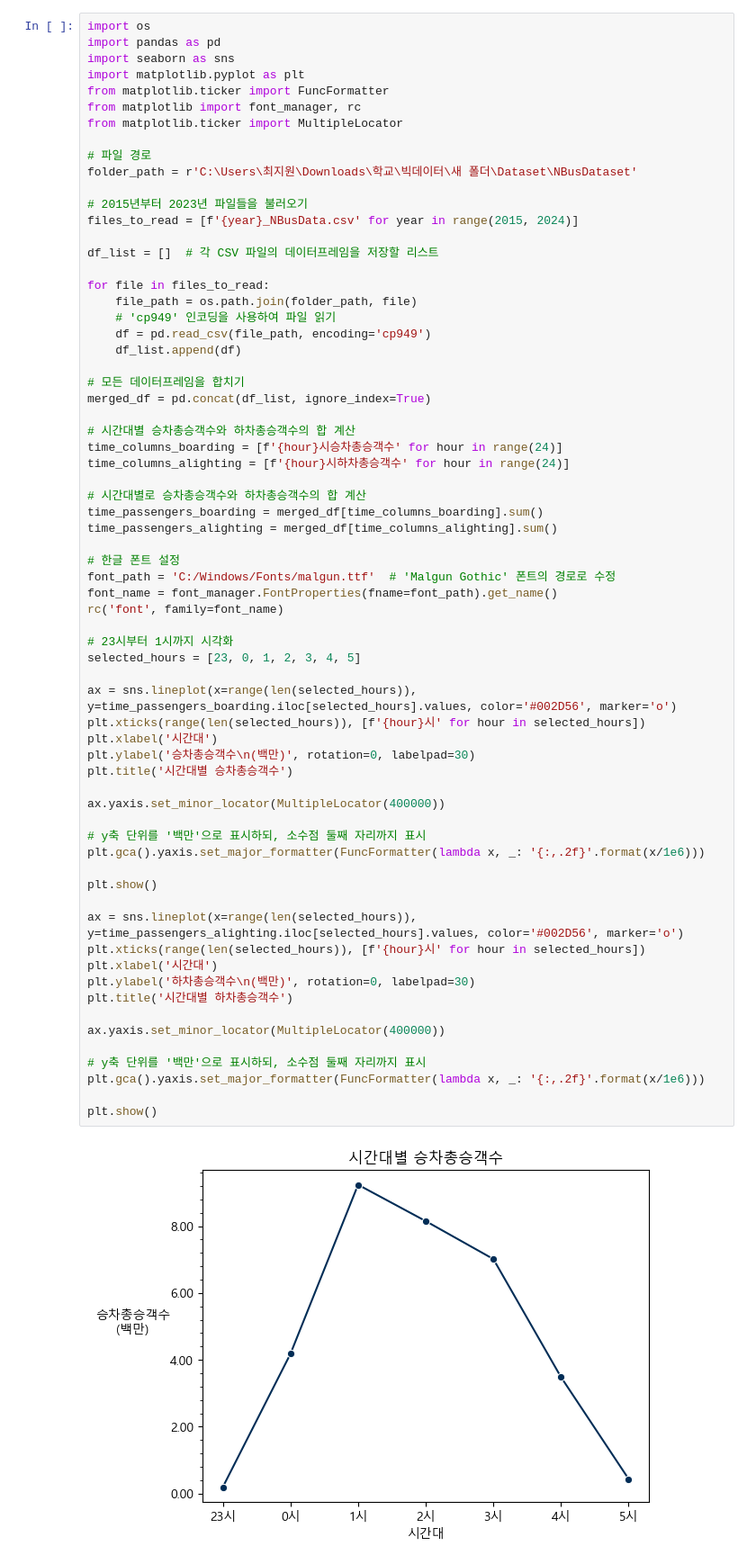
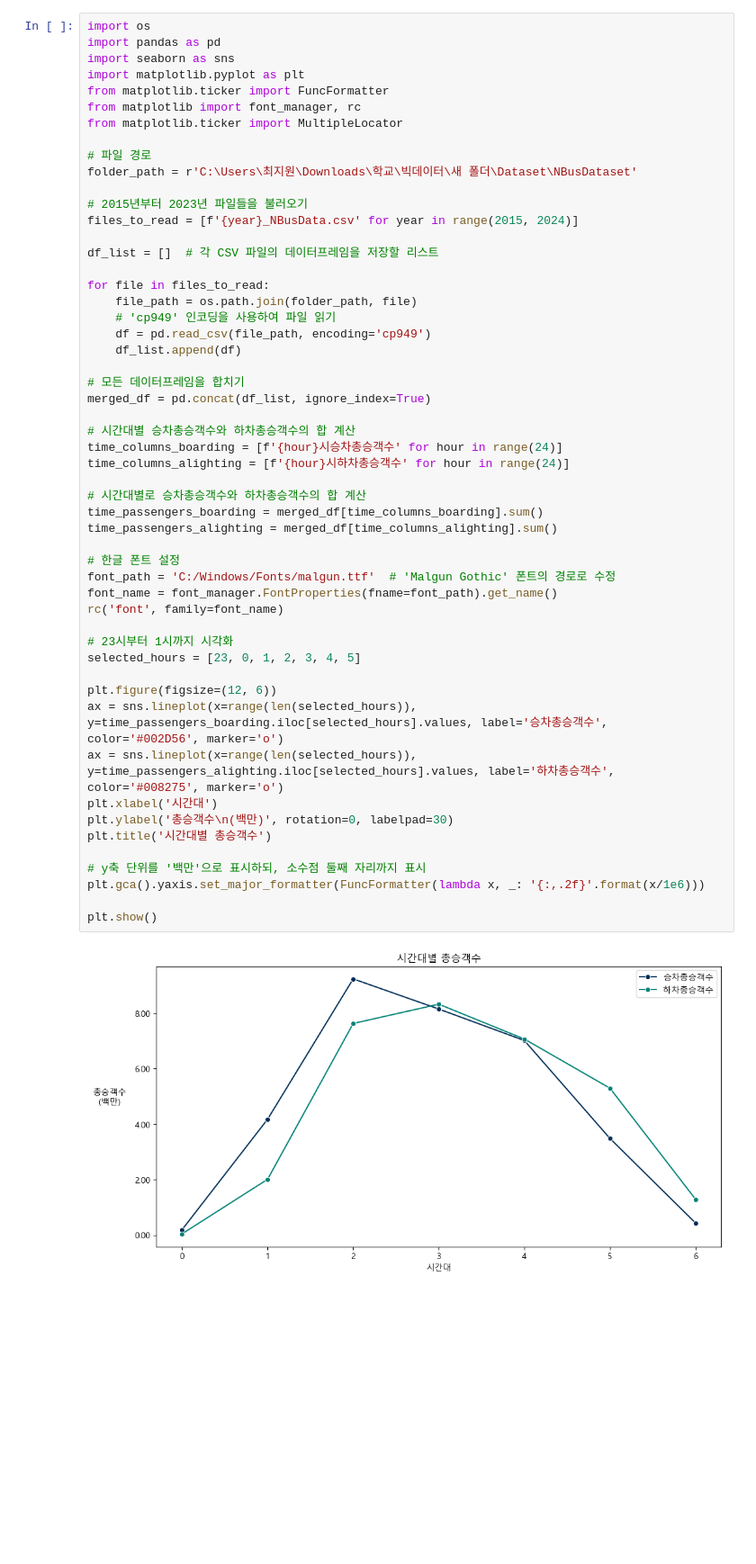
Before and after one commit to YouYeDam/BigData, a Jupyter notebook: NBusTime2.ipynb, the cells around one changed output. Shown at 90% size. Drawn from its saved outputs; the diff is of its cells as text; blank space fills up the shorter version.

```diff
--- a/NBusTime2.ipynb
+++ b/NBusTime2.ipynb
@@ -20,50 +20,36 @@ for file in files_to_read:
     # 'cp949' 인코딩을 사용하여 파일 읽기
     df = pd.read_csv(file_path, encoding='cp949')
     df_list.append(df)
 
 # 모든 데이터프레임을 합치기
 merged_df = pd.concat(df_list, ignore_index=True)
 
 # 시간대별 승차총승객수와 하차총승객수의 합 계산
 time_columns_boarding = [f'{hour}시승차총승객수' for hour in range(24)]
 time_columns_alighting = [f'{hour}시하차총승객수' for hour in range(24)]
 
 # 시간대별로 승차총승객수와 하차총승객수의 합 계산
 time_passengers_boarding = merged_df[time_columns_boarding].sum()
 time_passengers_alighting = merged_df[time_columns_alighting].sum()
 
 # 한글 폰트 설정
 font_path = 'C:/Windows/Fonts/malgun.ttf'  # 'Malgun Gothic' 폰트의 경로로 수정
 font_name = font_manager.FontProperties(fname=font_path).get_name()
 rc('font', family=font_name)
 
 # 23시부터 1시까지 시각화
 selected_hours = [23, 0, 1, 2, 3, 4, 5]
 
-ax = sns.lineplot(x=range(len(selected_hours)), y=time_passengers_boarding.iloc[selected_hours].values, color='#002D56', marker='o')
-plt.xticks(range(len(selected_hours)), [f'{hour}시' for hour in selected_hours])
+plt.figure(figsize=(12, 6))
+ax = sns.lineplot(x=range(len(selected_hours)), y=time_passengers_boarding.iloc[selected_hours].values, label='승차총승객수', color='#002D56', marker='o')
+ax = sns.lineplot(x=range(len(selected_hours)), y=time_passengers_alighting.iloc[selected_hours].values, label='하차총승객수', color='#008275', marker='o')
 plt.xlabel('시간대')
-plt.ylabel('승차총승객수\n(백만)', rotation=0, labelpad=30)
-plt.title('시간대별 승차총승객수')
-
-ax.yaxis.set_minor_locator(MultipleLocator(400000))
+plt.ylabel('총승객수\n(백만)', rotation=0, labelpad=30)
+plt.title('시간대별 총승객수')
 
 # y축 단위를 '백만'으로 표시하되, 소수점 둘째 자리까지 표시
 plt.gca().yaxis.set_major_formatter(FuncFormatter(lambda x, _: '{:,.2f}'.format(x/1e6)))
 
 plt.show()
-
-ax = sns.lineplot(x=range(len(selected_hours)), y=time_passengers_alighting.iloc[selected_hours].values, color='#002D56', marker='o')
-plt.xticks(range(len(selected_hours)), [f'{hour}시' for hour in selected_hours])
-plt.xlabel('시간대')
-plt.ylabel('하차총승객수\n(백만)', rotation=0, labelpad=30)
-plt.title('시간대별 하차총승객수')
-
-ax.yaxis.set_minor_locator(MultipleLocator(400000))
-
-# y축 단위를 '백만'으로 표시하되, 소수점 둘째 자리까지 표시
-plt.gca().yaxis.set_major_formatter(FuncFormatter(lambda x, _: '{:,.2f}'.format(x/1e6)))
-
-plt.show()
 # %% [output]
-[figure, old version]
+[figure, new version]
```
Also changed, not shown: parts of 1 cell of this notebook, 3 other files.
